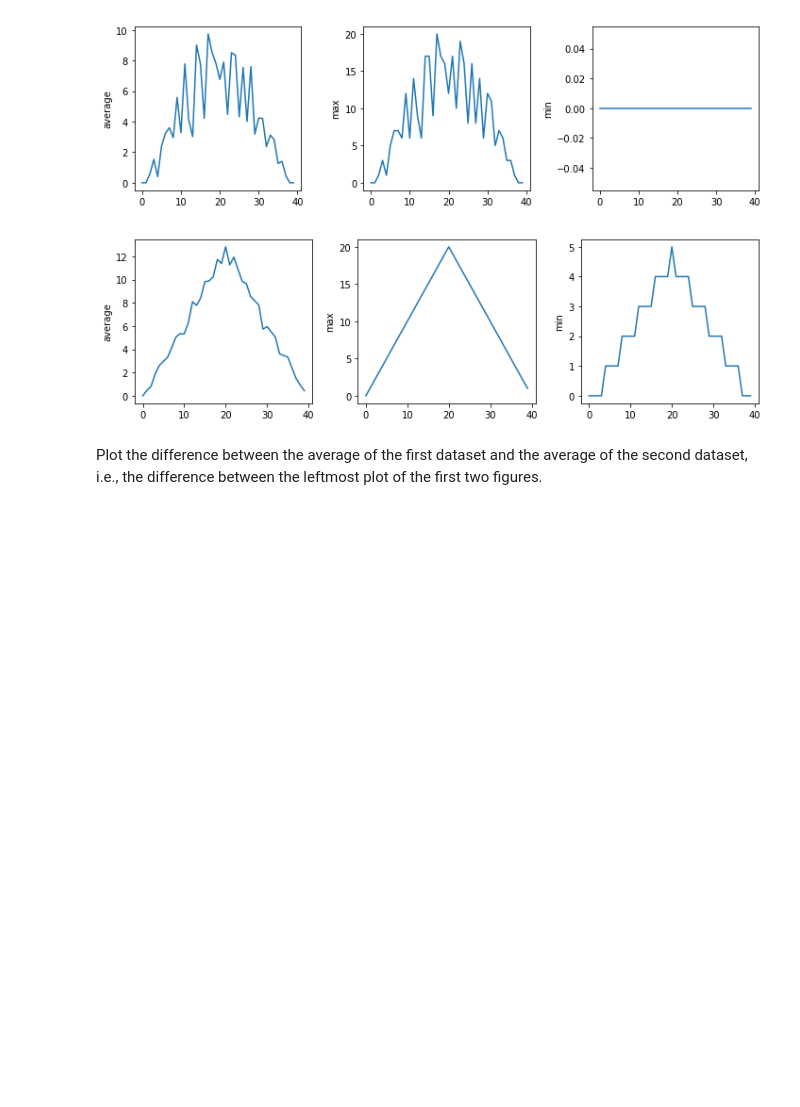
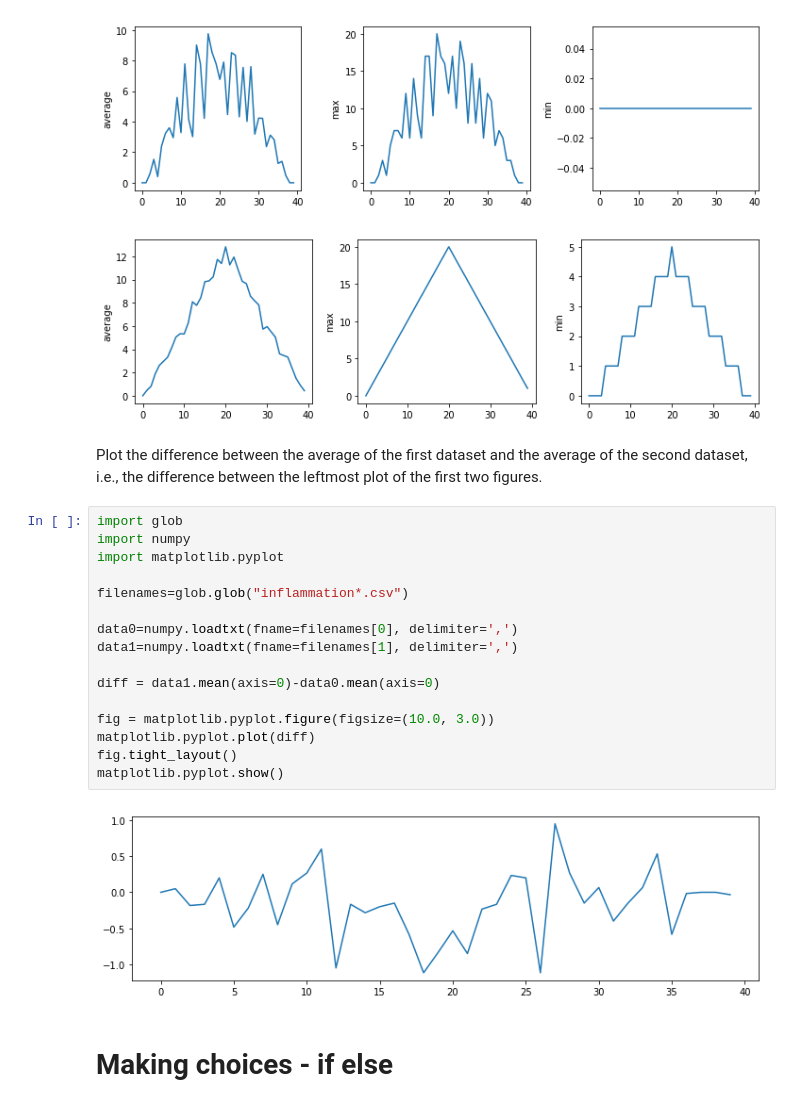
Before and after one commit to ppomorsk/2018-03-03-conestoga, a Jupyter notebook: SC_Python_Programming.ipynb, the cells around one changed output. Saved outputs shown, nothing was run; the diff lists cells and outputs as text; blank space fills up the shorter version.

```diff
--- a/SC_Python_Programming.ipynb
+++ b/SC_Python_Programming.ipynb
@@ -968,3 +968,23 @@ for f in filenames:
 [figure]
 # %% [markdown]
 Plot the difference between the average of the first dataset and the average of the second dataset, i.e., the difference between the leftmost plot of the first two figures.
+# %%
+import glob
+import numpy
+import matplotlib.pyplot
+
+filenames=glob.glob("inflammation*.csv")
+
+data0=numpy.loadtxt(fname=filenames[0], delimiter=',')
+data1=numpy.loadtxt(fname=filenames[1], delimiter=',')
+
+diff = data1.mean(axis=0)-data0.mean(axis=0)
+
+fig = matplotlib.pyplot.figure(figsize=(10.0, 3.0))
+matplotlib.pyplot.plot(diff)
+fig.tight_layout()
+matplotlib.pyplot.show()
+# %% [output]
+[figure, added]
+# %% [markdown]
+# Making choices - if else
```
Also changed, not shown: parts of 10 cells of this notebook.
